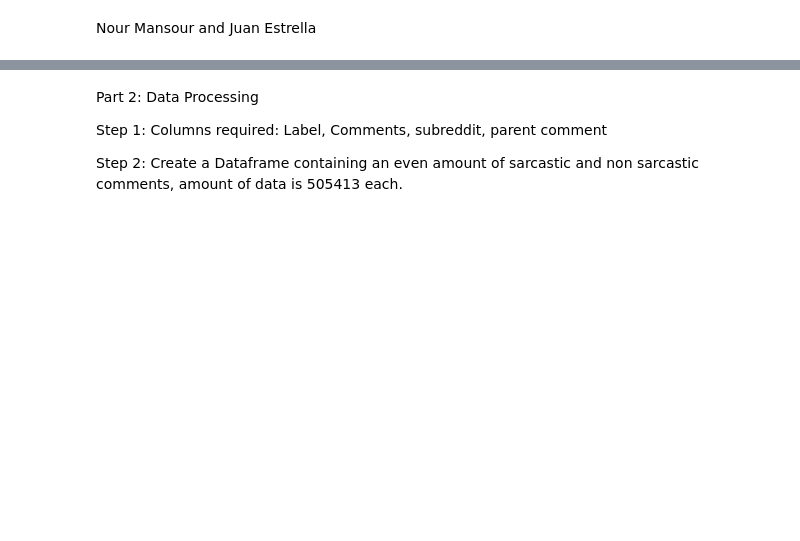
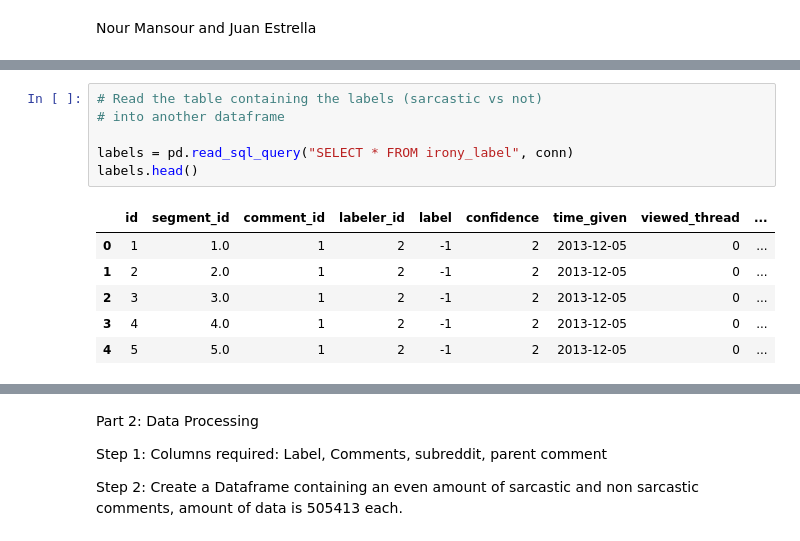
Before and after one commit to nourmansour/Sarcasm-on-Reddit, a Jupyter notebook: Sarcastic Comments on Reddit - An Analysis.ipynb, the cells around one changed output, grey strips where cells are left out. Cells and saved outputs as stored; diff of their text form; blank space fills up the shorter version.

```diff
--- a/Sarcastic Comments on Reddit - An Analysis.ipynb
+++ b/Sarcastic Comments on Reddit - An Analysis.ipynb
@@ -13,0 +50,13 @@ data = pd.read_csv("train-balanced-sarcasm.csv")
+# %%
+# Read the table containing the labels (sarcastic vs not)
+# into another dataframe
+
+labels = pd.read_sql_query("SELECT * FROM irony_label", conn)
+labels.head()
+# %% [output]
+|  | id | segment_id | comment_id | labeler_id | label | confidence | time_given | viewed_thread | ... |
+| 0 | 1 | 1.0 | 1 | 2 | -1 | 2 | 2013-12-05 | 0 | ... |
+| 1 | 2 | 2.0 | 1 | 2 | -1 | 2 | 2013-12-05 | 0 | ... |
+| 2 | 3 | 3.0 | 1 | 2 | -1 | 2 | 2013-12-05 | 0 | ... |
+| 3 | 4 | 4.0 | 1 | 2 | -1 | 2 | 2013-12-05 | 0 | ... |
+| 4 | 5 | 5.0 | 1 | 2 | -1 | 2 | 2013-12-05 | 0 | ... |
```
Also changed, not shown: parts of 40 cells of this notebook.
